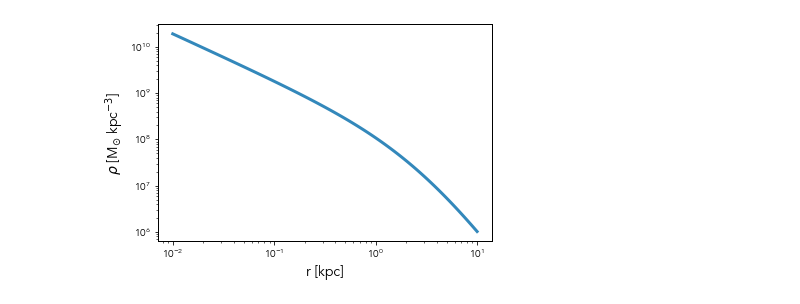
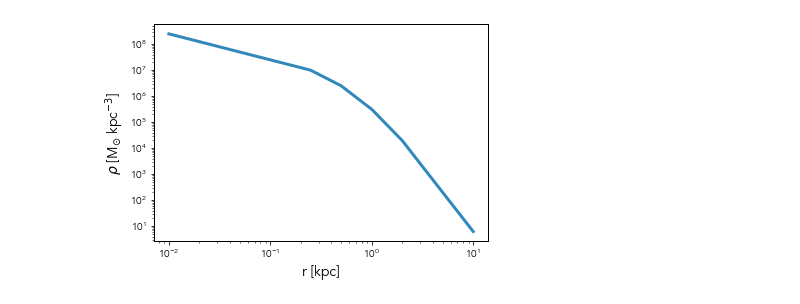
Before and after one commit to jguerra-astro/dynamicall, a Jupyter notebook: docs/notebooks/tutorial_potential.ipynb, the cells around one changed output. Cells and saved outputs as stored; diff of their text form; code cells hidden in the pictures.

```diff
--- a/docs/notebooks/tutorial_potential.ipynb
+++ b/docs/notebooks/tutorial_potential.ipynb
@@ -26,13 +224,22 @@ NFW = models.NFW(rhos,rs)
+# %%
+binnedpl = models.PowerLaws(
+                rhos = 1e7,
+                R_half = 1.0,
+                gamma = -1.0,
+                beta  = -2.0,
+                delta = -3.0,
+                sigma = -4.0,
+                alpha = -5.0)
 # %%
 fig,ax = plt.subplots()
 r = jnp.logspace(-2,1,100)
-ax.plot(r,NFW.density(r))
+ax.plot(r,jax.vmap(jax.jit(binnedpl.density))(r))
 
 ax.set(
     xscale='log',
     yscale='log',
     xlabel='r [kpc]',
     ylabel=r'$\rho$ [M$_{\odot}$ kpc$^{-3}$]',
 );
 # %% [output]
-[figure, old version]
+[figure, new version]
```
Also changed, not shown: parts of 23 cells of this notebook, 4 other files.
